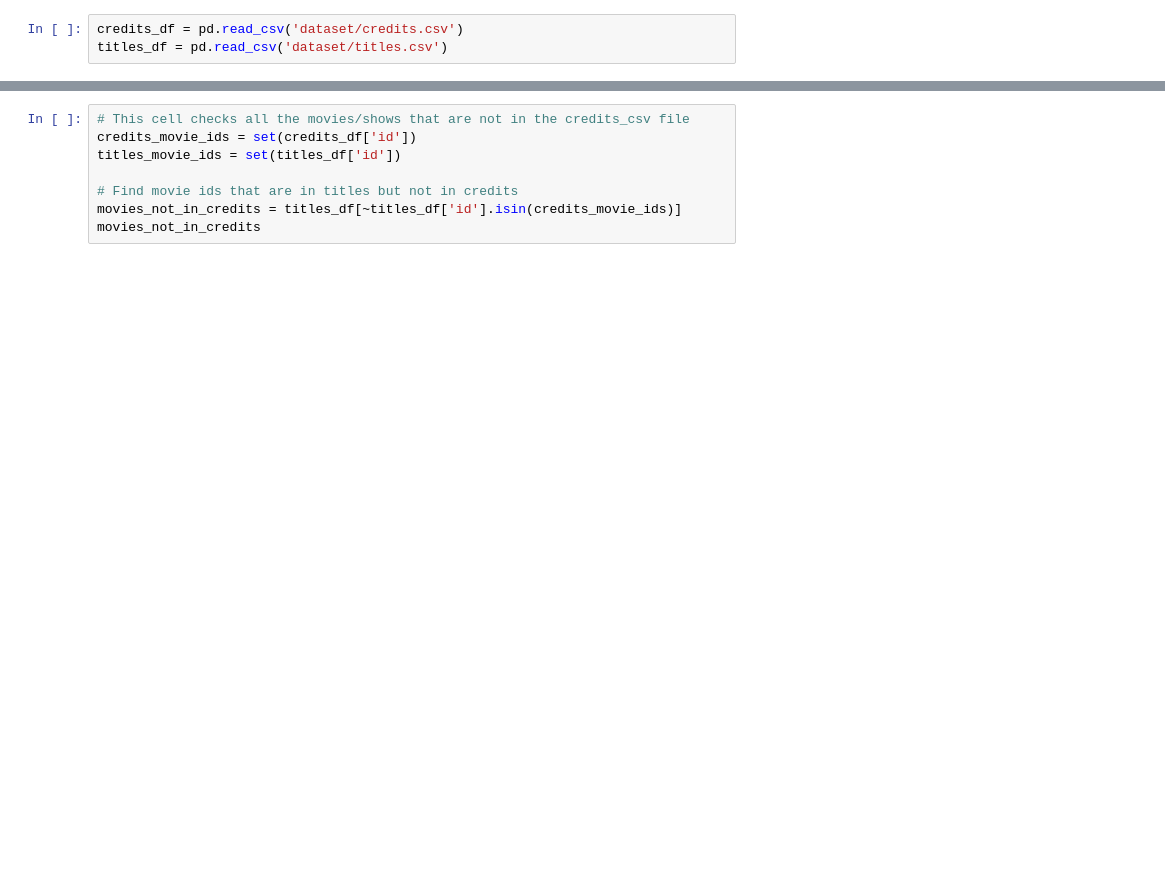
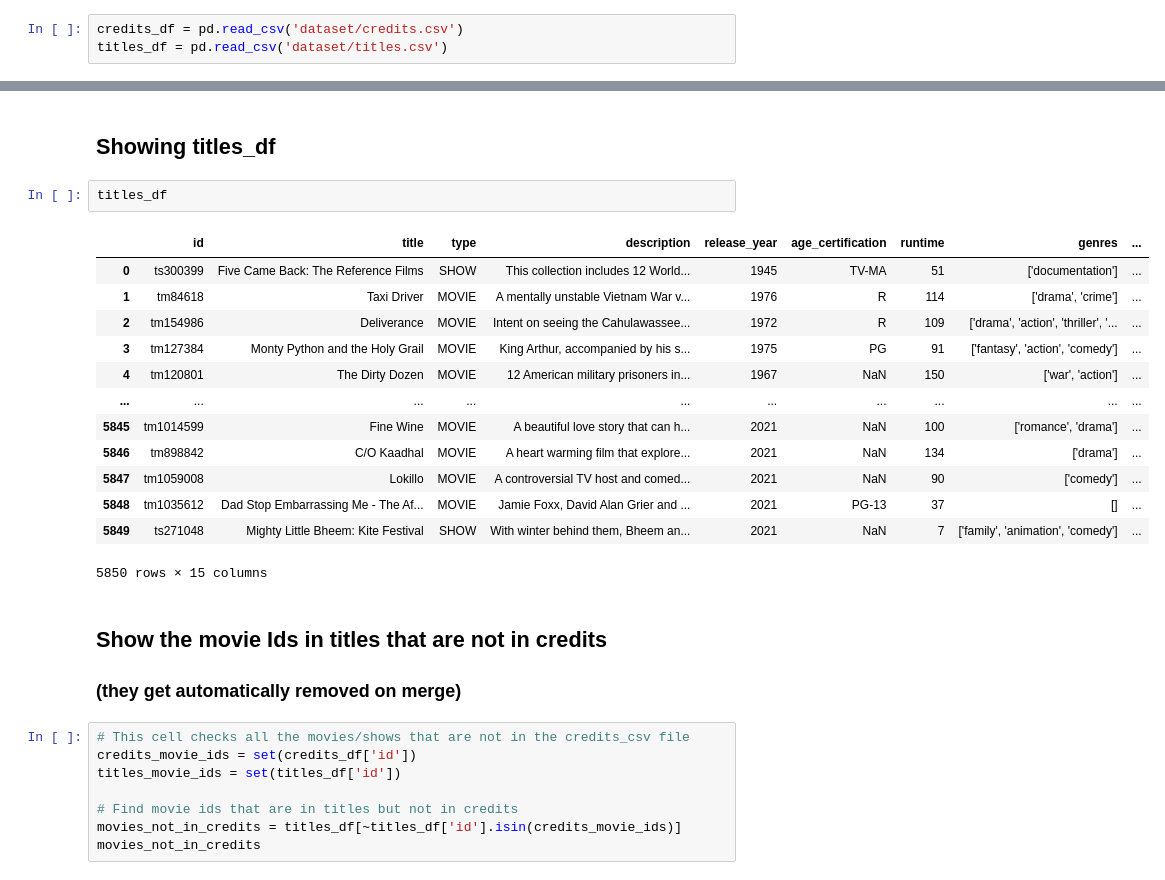
Before and after one commit to Vladboy2/EECS3401FinalProject, a Jupyter notebook: MovieShowModel.ipynb, the cells around one changed output, grey strips where cells are left out. Cells and saved outputs as stored; diff of their text form; blank space fills up the shorter version.

```diff
--- a/MovieShowModel.ipynb
+++ b/MovieShowModel.ipynb
@@ -11,3 +31,24 @@ titles_df = pd.read_csv('dataset/titles.csv')
+# %% [markdown]
+## Showing titles_df
+# %%
+titles_df
+# %% [output]
+|  | id | title | type | description | release_year | age_certification | runtime | genres | ... |
+| 0 | ts300399 | Five Came Back: The Reference Films | SHOW | This collection includes 12 World... | 1945 | TV-MA | 51 | ['documentation'] | ... |
+| 1 | tm84618 | Taxi Driver | MOVIE | A mentally unstable Vietnam War v... | 1976 | R | 114 | ['drama', 'crime'] | ... |
+| 2 | tm154986 | Deliverance | MOVIE | Intent on seeing the Cahulawassee... | 1972 | R | 109 | ['drama', 'action', 'thriller', '... | ... |
+| 3 | tm127384 | Monty Python and the Holy Grail | MOVIE | King Arthur, accompanied by his s... | 1975 | PG | 91 | ['fantasy', 'action', 'comedy'] | ... |
+| 4 | tm120801 | The Dirty Dozen | MOVIE | 12 American military prisoners in... | 1967 | NaN | 150 | ['war', 'action'] | ... |
+| ... | ... | ... | ... | ... | ... | ... | ... | ... | ... |
+| 5845 | tm1014599 | Fine Wine | MOVIE | A beautiful love story that can h... | 2021 | NaN | 100 | ['romance', 'drama'] | ... |
+| 5846 | tm898842 | C/O Kaadhal | MOVIE | A heart warming film that explore... | 2021 | NaN | 134 | ['drama'] | ... |
+| 5847 | tm1059008 | Lokillo | MOVIE | A controversial TV host and comed... | 2021 | NaN | 90 | ['comedy'] | ... |
+| 5848 | tm1035612 | Dad Stop Embarrassing Me - The Af... | MOVIE | Jamie Foxx, David Alan Grier and ... | 2021 | PG-13 | 37 | [] | ... |
+| 5849 | ts271048 | Mighty Little Bheem: Kite Festival | SHOW | With winter behind them, Bheem an... | 2021 | NaN | 7 | ['family', 'animation', 'comedy'] | ... |
+5850 rows × 15 columns
+# %% [markdown]
+## Show the movie Ids in titles that are not in credits
+### (they get automatically removed on merge)
 # %%
 # This cell checks all the movies/shows that are not in the credits_csv file
 credits_movie_ids = set(credits_df['id'])
```
Also changed, not shown: parts of 19 cells of this notebook.
